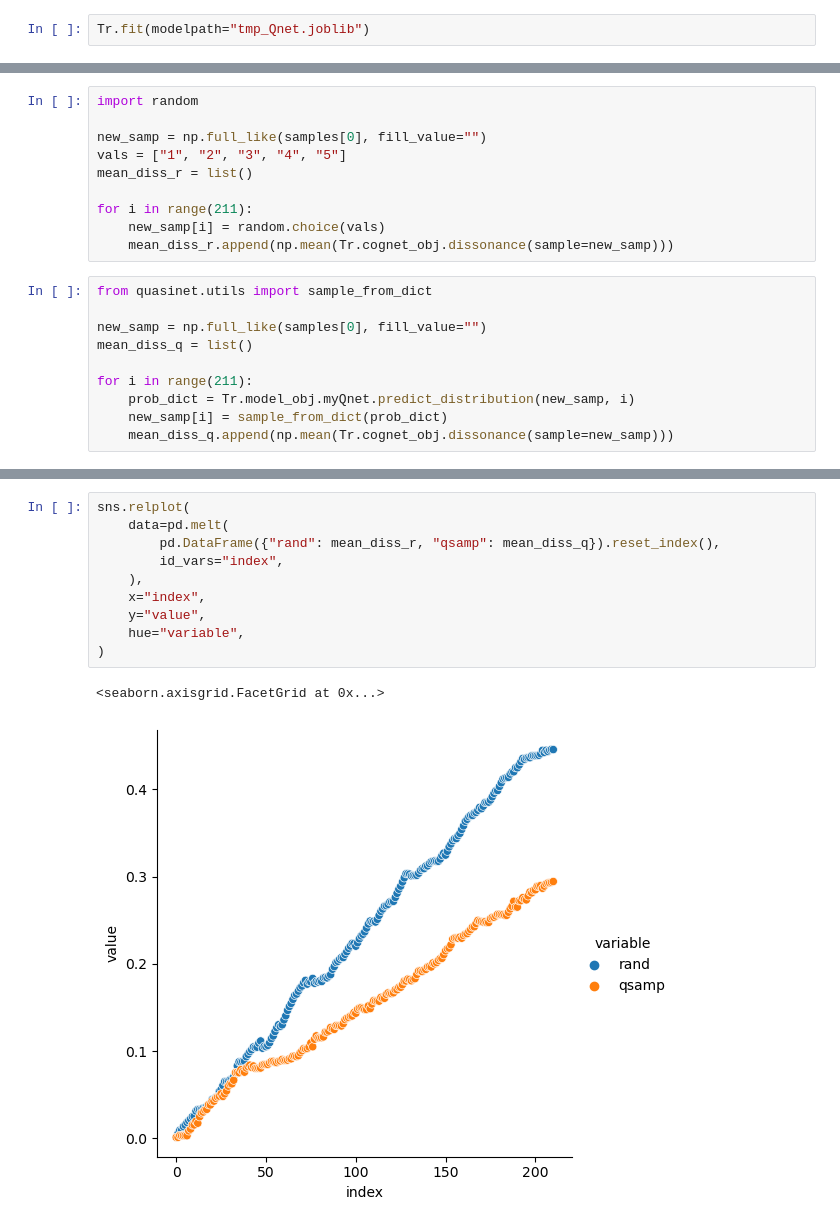
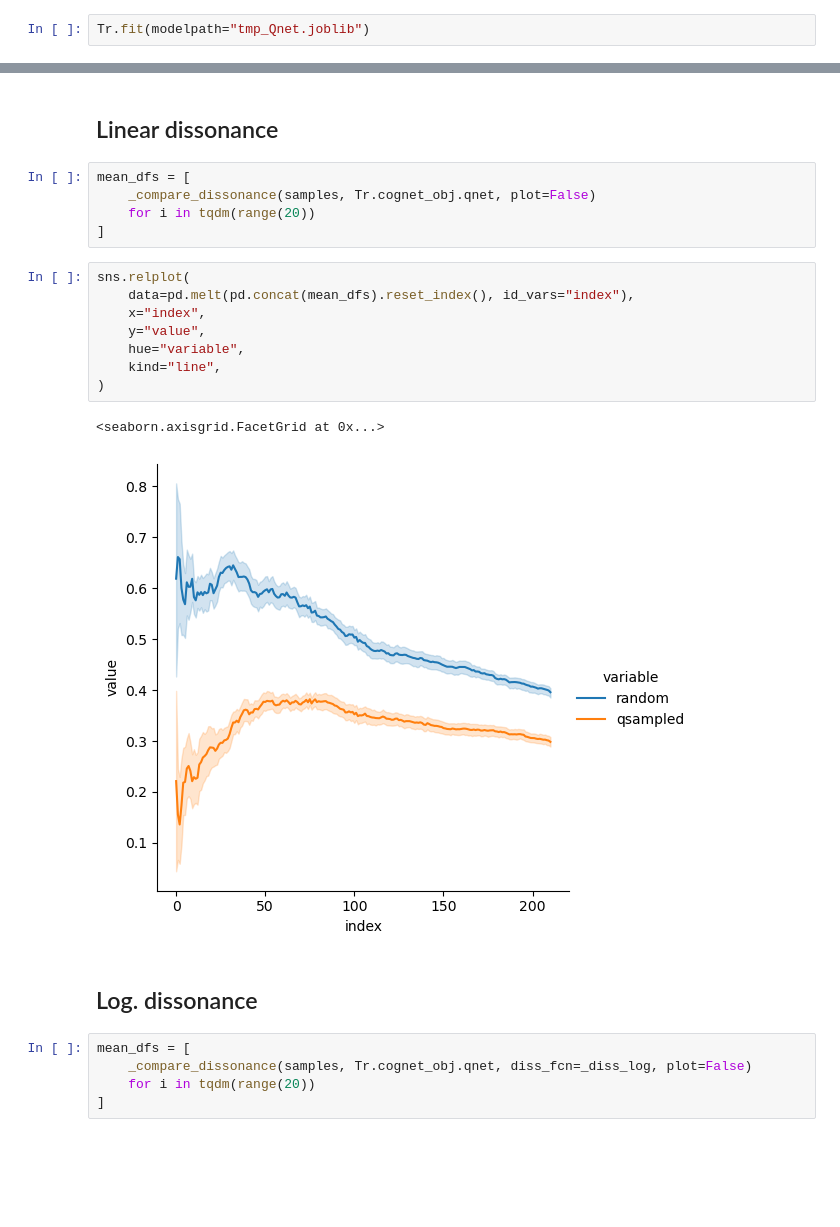
Before and after one commit to zeroknowledgediscovery/truthnet, a Jupyter notebook: notebooks/examples_testing.ipynb, the cells around one changed output, grey strips where cells are left out. Saved outputs shown, nothing was run; the diff lists cells and outputs as text; blank space fills up the shorter version.

Commit message:
adjust question ordering based on entropy. add log-based dissonance

```diff
--- a/notebooks/examples_testing.ipynb
+++ b/notebooks/examples_testing.ipynb
@@ -66,20 +12,0 @@ Tr.getDissonance(outfile="mpi_tmp/PTSD_dissonance_matrix2.csv")
-# %%
-import random
-
-new_samp = np.full_like(samples[0], fill_value="")
-vals = ["1", "2", "3", "4", "5"]
-mean_diss_r = list()
-
-for i in range(211):
-    new_samp[i] = random.choice(vals)
-    mean_diss_r.append(np.mean(Tr.cognet_obj.dissonance(sample=new_samp)))
-# %%
-from quasinet.utils import sample_from_dict
-
-new_samp = np.full_like(samples[0], fill_value="")
-mean_diss_q = list()
-
-for i in range(211):
-    prob_dict = Tr.model_obj.myQnet.predict_distribution(new_samp, i)
-    new_samp[i] = sample_from_dict(prob_dict)
-    mean_diss_q.append(np.mean(Tr.cognet_obj.dissonance(sample=new_samp)))
@@ -86,13 +106,25 @@ for i in range(211):
+# %% [markdown]
+## Linear dissonance
+# %%
+mean_dfs = [
+    _compare_dissonance(samples, Tr.cognet_obj.qnet, plot=False)
+    for i in tqdm(range(20))
+]
 # %%
 sns.relplot(
-    data=pd.melt(
-        pd.DataFrame({"rand": mean_diss_r, "qsamp": mean_diss_q}).reset_index(),
-        id_vars="index",
-    ),
+    data=pd.melt(pd.concat(mean_dfs).reset_index(), id_vars="index"),
     x="index",
     y="value",
     hue="variable",
+    kind="line",
 )
 # %% [output]
 <seaborn.axisgrid.FacetGrid at 0x...>
-[figure, old version]
+[figure, new version]
+# %% [markdown]
+## Log. dissonance
+# %%
+mean_dfs = [
+    _compare_dissonance(samples, Tr.cognet_obj.qnet, diss_fcn=_diss_log, plot=False)
+    for i in tqdm(range(20))
+]
```
Also changed, not shown: parts of 8 cells of this notebook.
